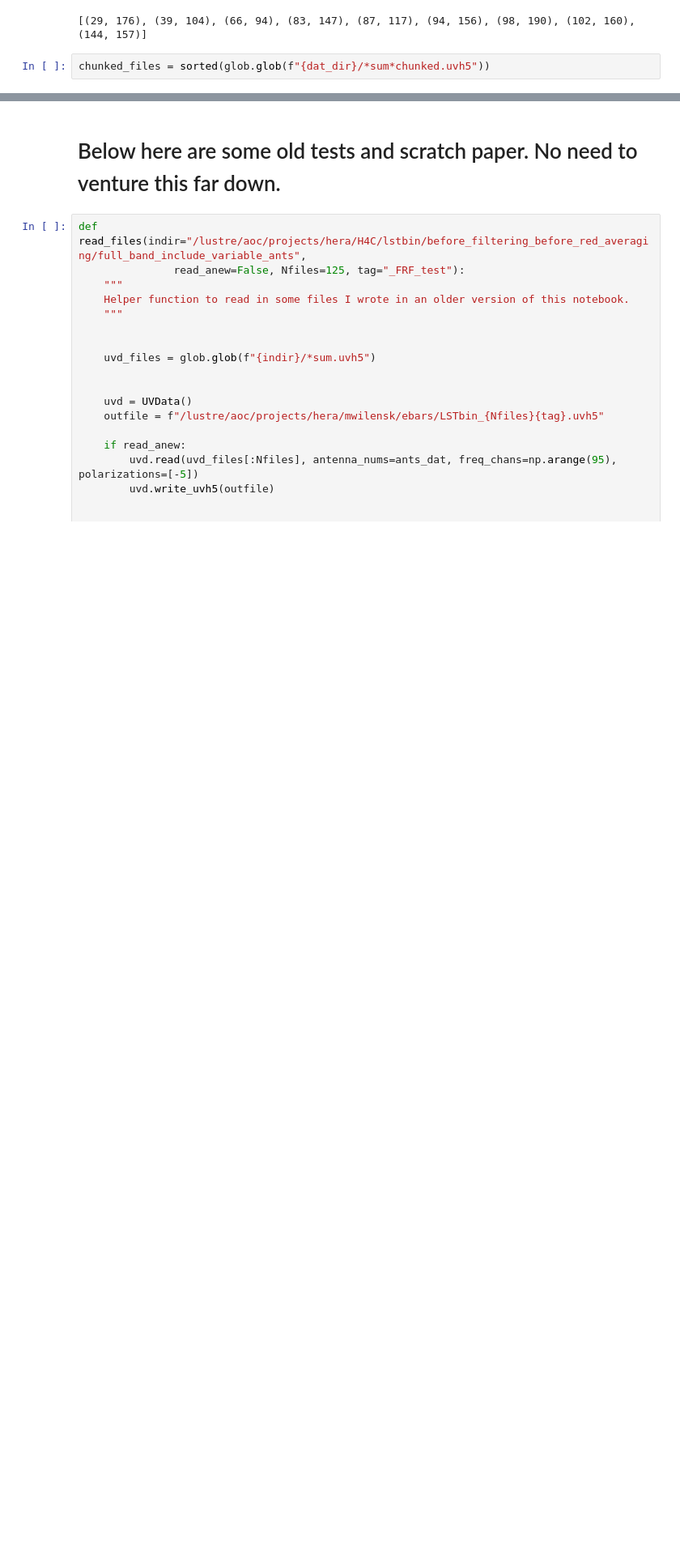
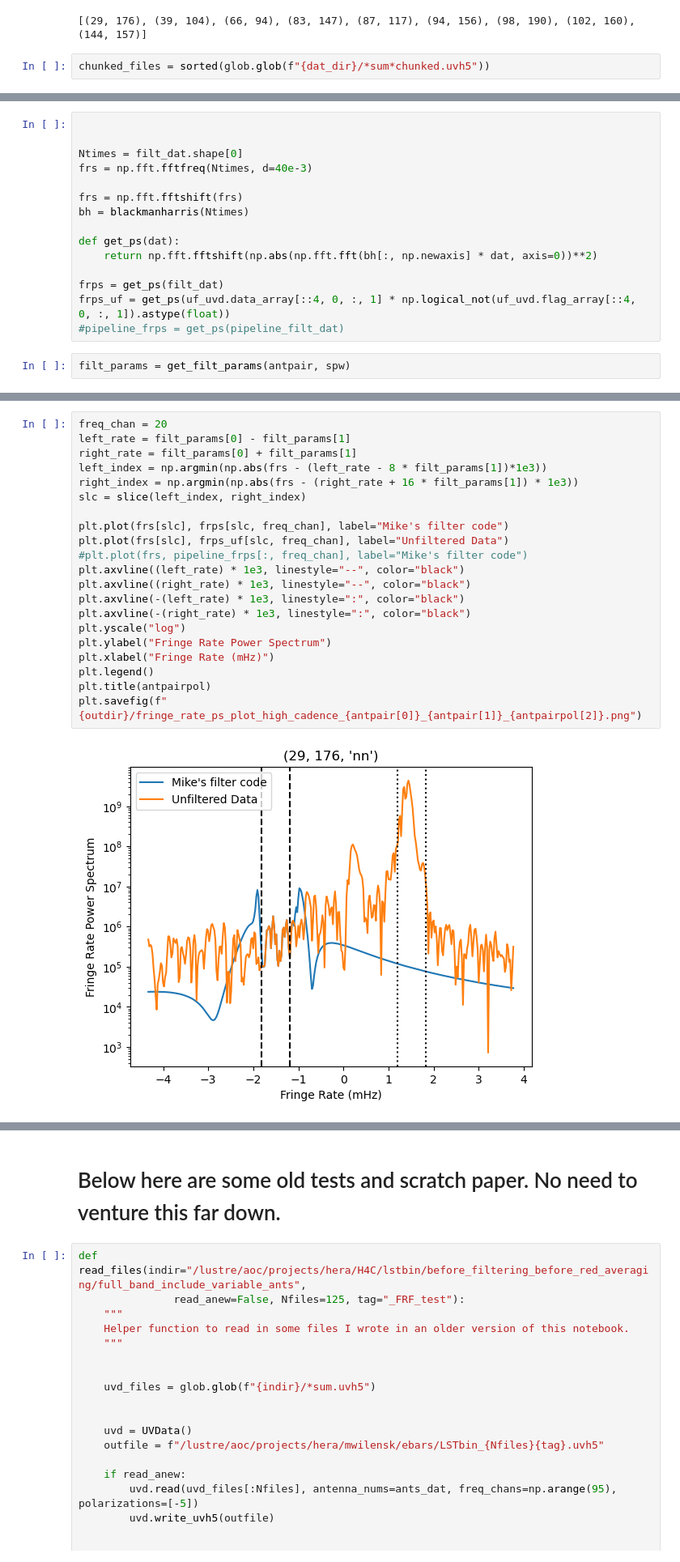
Before and after one commit to mwilensky768/HERA_FRF_cov, a Jupyter notebook: FRF_calc.ipynb, the cells around one changed output, grey strips where cells are left out. Shown at 81% size. Drawn from its saved outputs; the diff is of its cells as text; blank space fills up the shorter version.

```diff
--- a/FRF_calc.ipynb
+++ b/FRF_calc.ipynb
@@ -561,0 +656,17 @@ AssertionError: Data are not all close. More inspection warranted.
+# %%
+
+
+Ntimes = filt_dat.shape[0]
+frs = np.fft.fftfreq(Ntimes, d=40e-3)
+
+frs = np.fft.fftshift(frs)
+bh = blackmanharris(Ntimes)
+
+def get_ps(dat):
+    return np.fft.fftshift(np.abs(np.fft.fft(bh[:, np.newaxis] * dat, axis=0))**2)
+
+frps = get_ps(filt_dat)
+frps_uf = get_ps(uf_uvd.data_array[::4, 0, :, 1] * np.logical_not(uf_uvd.flag_array[::4, 0, :, 1]).astype(float))
+#pipeline_frps = get_ps(pipeline_filt_dat)
+# %%
+filt_params = get_filt_params(antpair, spw)
@@ -561,0 +681,23 @@ AssertionError: Data are not all close. More inspection warranted.
+# %%
+freq_chan = 20
+left_rate = filt_params[0] - filt_params[1]
+right_rate = filt_params[0] + filt_params[1]
+left_index = np.argmin(np.abs(frs - (left_rate - 8 * filt_params[1])*1e3))
+right_index = np.argmin(np.abs(frs - (right_rate + 16 * filt_params[1]) * 1e3))
+slc = slice(left_index, right_index)
+
+plt.plot(frs[slc], frps[slc, freq_chan], label="Mike's filter code")
+plt.plot(frs[slc], frps_uf[slc, freq_chan], label="Unfiltered Data")
+#plt.plot(frs, pipeline_frps[:, freq_chan], label="Mike's filter code")
+plt.axvline((left_rate) * 1e3, linestyle="--", color="black")
+plt.axvline((right_rate) * 1e3, linestyle="--", color="black")
+plt.axvline(-(left_rate) * 1e3, linestyle=":", color="black")
+plt.axvline(-(right_rate) * 1e3, linestyle=":", color="black")
+plt.yscale("log")
+plt.ylabel("Fringe Rate Power Spectrum")
+plt.xlabel("Fringe Rate (mHz)")
+plt.legend()
+plt.title(antpairpol)
+plt.savefig(f"{outdir}/fringe_rate_ps_plot_high_cadence_{antpair[0]}_{antpair[1]}_{antpairpol[2]}.png")
+# %% [output]
+[figure, added]
```
Also changed, not shown: parts of 32 cells of this notebook.
